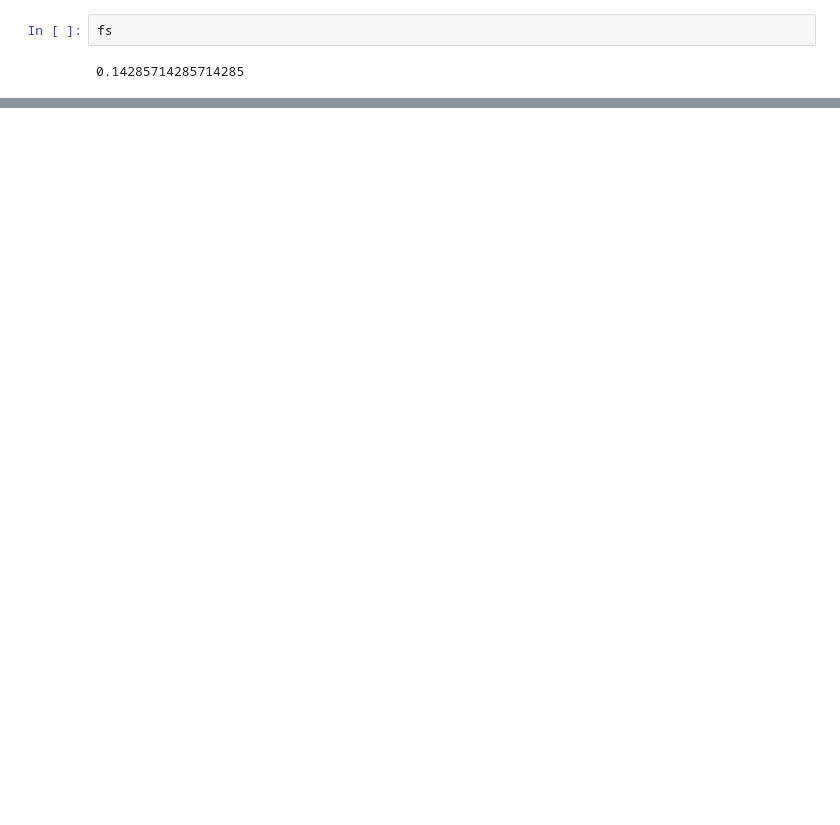
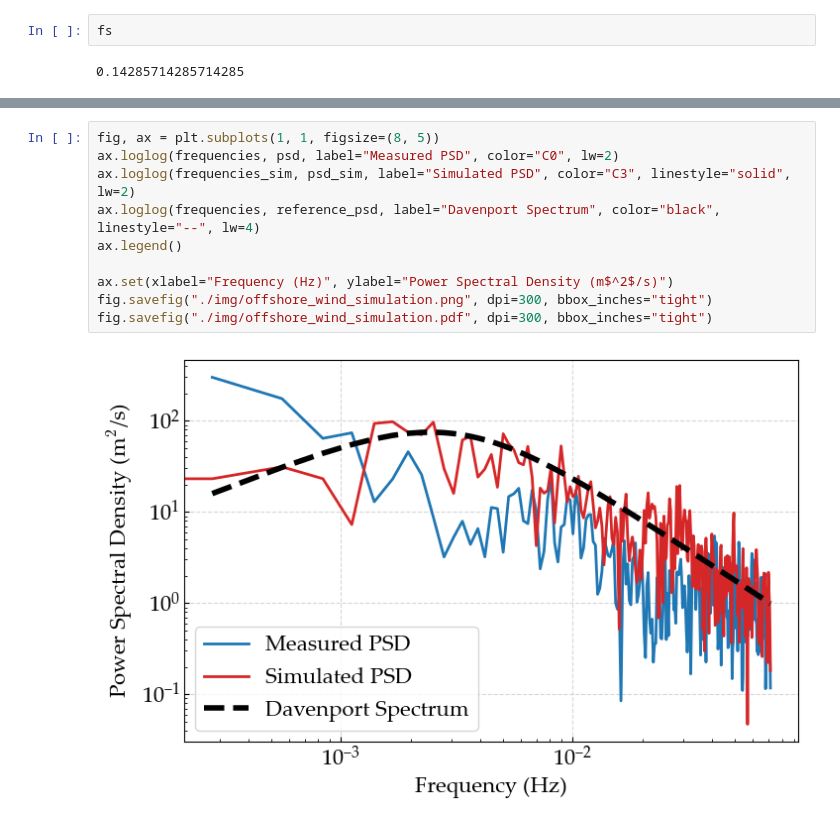
Before and after one commit to NanxiiChen/wind-simulation-GPU, a Jupyter notebook: examples/simlulate_offshore_wind.ipynb, the cells around one changed output, grey strips where cells are left out. Drawn from its saved outputs; the diff is of its cells as text; blank space fills up the shorter version.

```diff
--- a/examples/simlulate_offshore_wind.ipynb
+++ b/examples/simlulate_offshore_wind.ipynb
@@ -136,2 +141,14 @@ frequencies_sim, psd_sim = signal.welch(samples[-1], fs=1/simulator.params["dt"]
+# %%
+fig, ax = plt.subplots(1, 1, figsize=(8, 5))
+ax.loglog(frequencies, psd, label="Measured PSD", color="C0", lw=2)
+ax.loglog(frequencies_sim, psd_sim, label="Simulated PSD", color="C3", linestyle="solid", lw=2)
+ax.loglog(frequencies, reference_psd, label="Davenport Spectrum", color="black", linestyle="--", lw=4)
+ax.legend()
+
+ax.set(xlabel="Frequency (Hz)", ylabel="Power Spectral Density (m$^2$/s)")
+fig.savefig("./img/offshore_wind_simulation.png", dpi=300, bbox_inches="tight")
+fig.savefig("./img/offshore_wind_simulation.pdf", dpi=300, bbox_inches="tight")
+# %% [output]
+[figure, added]
 # %%
 fig, ax = plt.subplots(1, 1, figsize=(8, 5))
```
Also changed, not shown: parts of 7 cells of this notebook, 10 other files.
